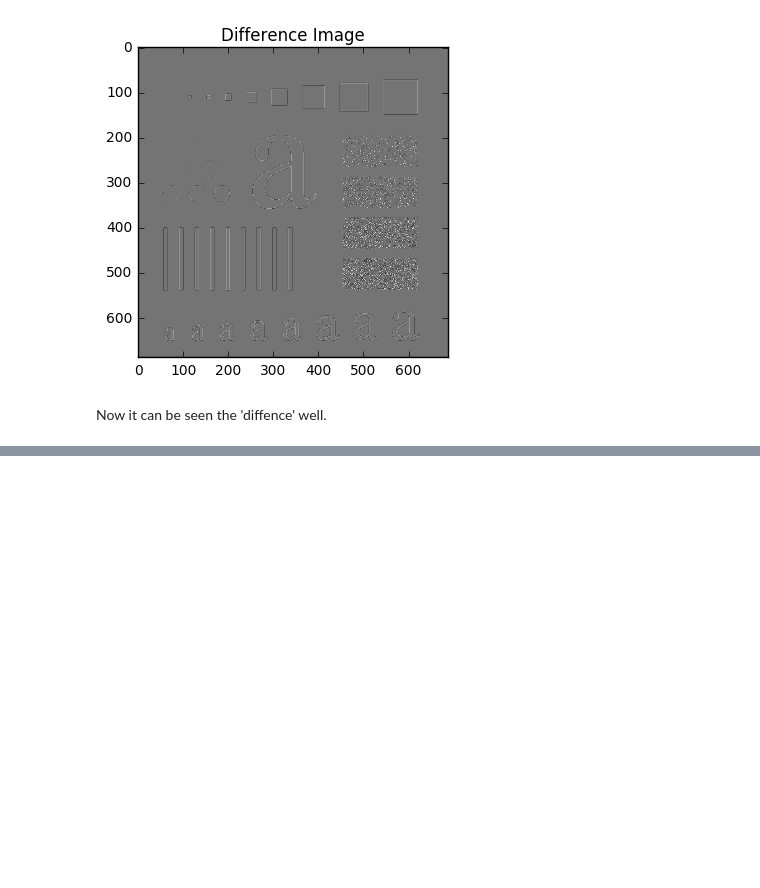
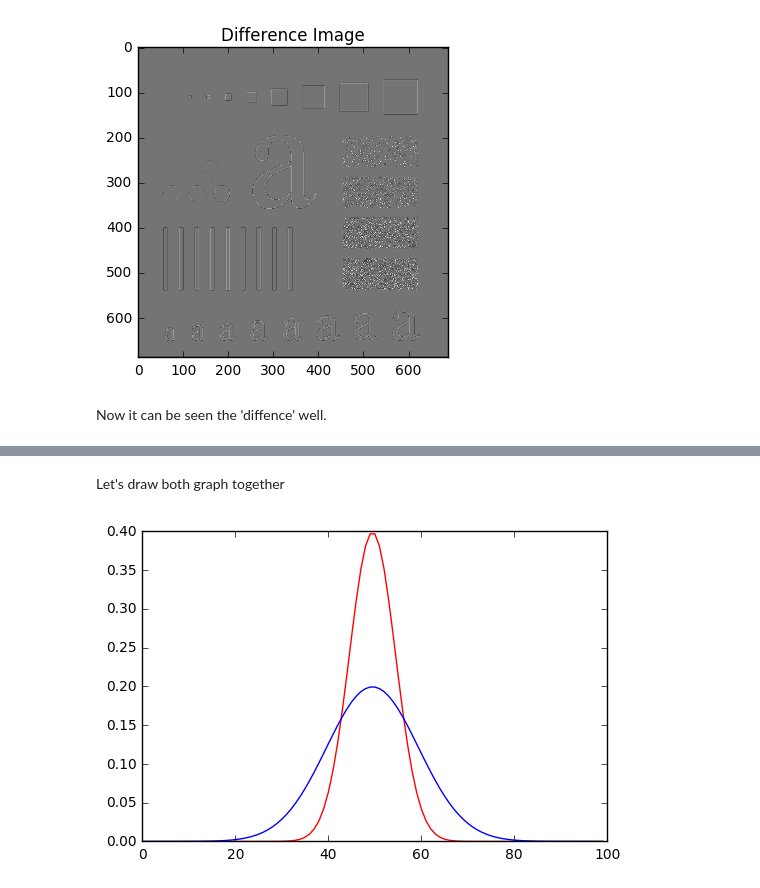
Before and after one commit to henniekim/digital_image_processing, a Jupyter notebook: filter.ipynb, the cells around one changed output, grey strips where cells are left out. Saved outputs shown, nothing was run; the diff lists cells and outputs as text; code cells hidden in the pictures; blank space fills up the shorter version.

```diff
--- a/filter.ipynb
+++ b/filter.ipynb
@@ -97,0 +152,9 @@ Now it can be seen the 'diffence' well.
+# %% [markdown]
+Let's draw both graph together
+# %%
+gaussian_1 = mlab.normpdf(x, average, sigma)
+gaussian_2 = mlab.normpdf(x, average, sigma2)
+plt.plot(gaussian_1, 'r', gaussian_2, 'b')
+plt.show()
+# %% [output]
+[figure, added]
```
Also changed, not shown: parts of 28 cells of this notebook.
